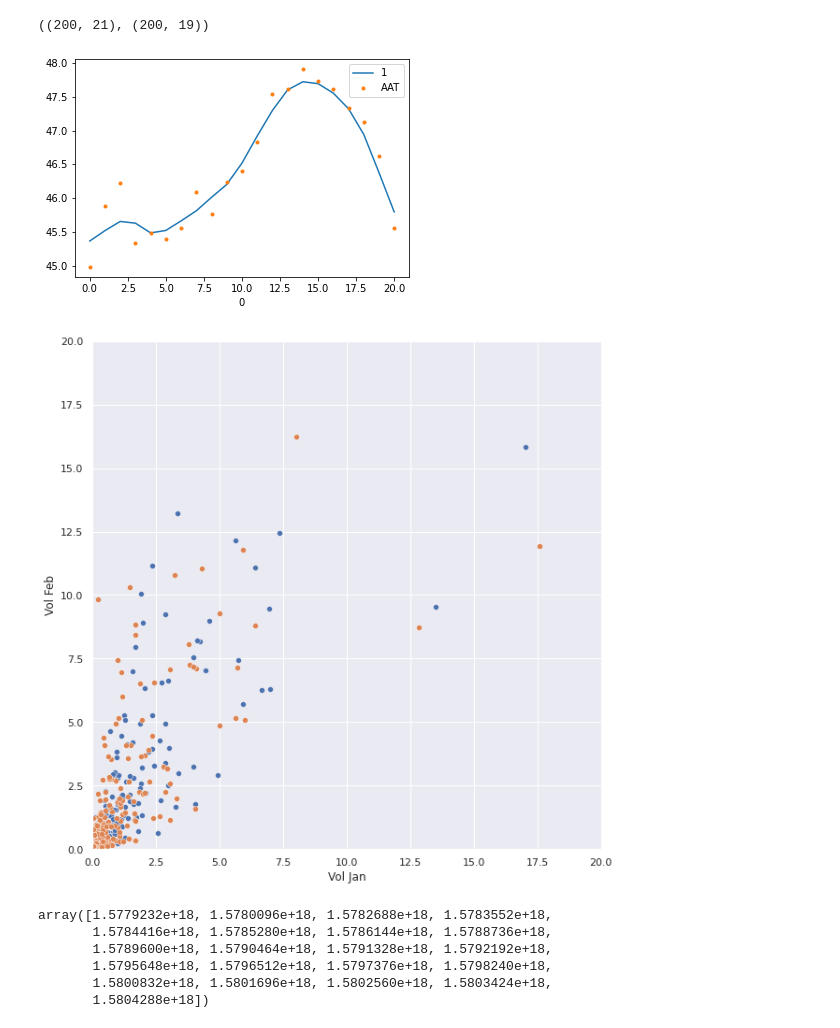
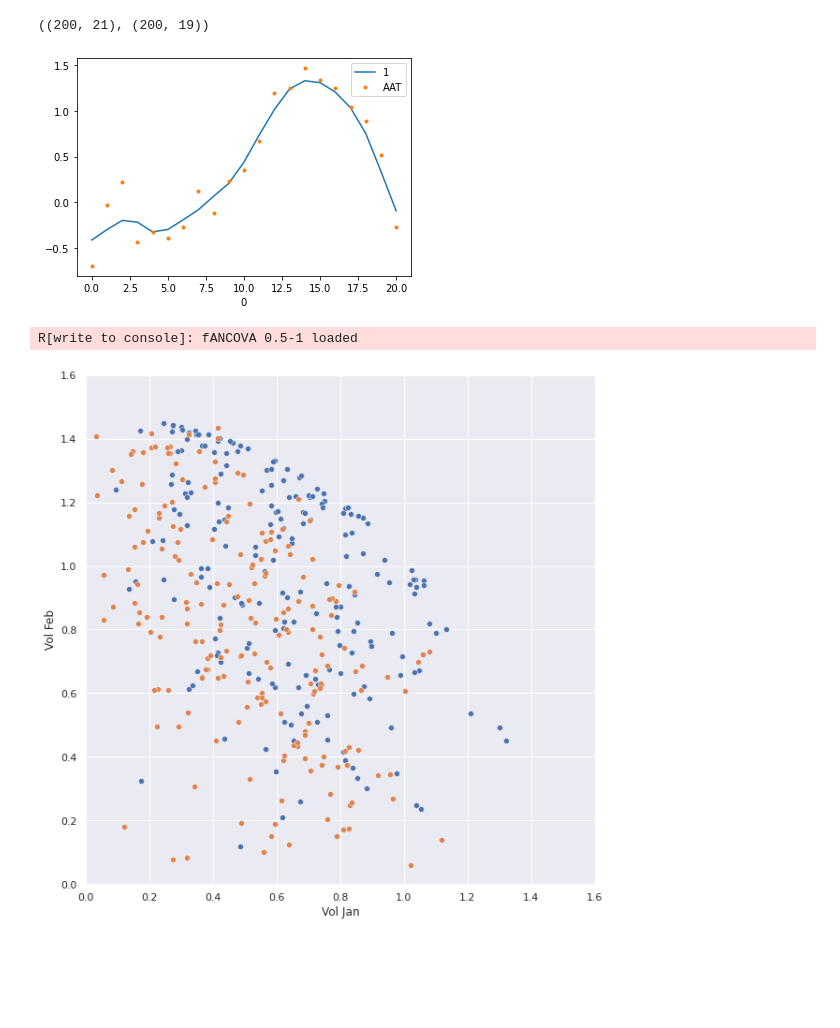
Before and after one commit to beginnerSC/mscf_hw, a Jupyter notebook: FDS II/Homework #3.ipynb, the cells around one changed output. Drawn from its saved outputs; the diff is of its cells as text; code cells hidden in the pictures; blank space fills up the shorter version.

```diff
--- a/FDS II/Homework #3.ipynb
+++ b/FDS II/Homework #3.ipynb
@@ -143,6 +143,8 @@ plt.show()
 [figure]
 # %%
 data = data.T[:200]
+
+data = data.sub(data.mean(axis='columns'), axis='index').div(data.std(axis='columns'), axis='index')
 
 dataJan = data.T[data.columns.month==1].T
 dataFeb = data.T[data.columns.month==2].T
@@ -161,7 +163,7 @@ ax = DataFrame(lowout).set_index(0).plot()
 DataFrame(dataJan.loc[ticker]).reset_index().drop('Date', axis='columns').plot(style='.', ax=ax)
 plt.show()
 # %% [output]
-[figure, old version]
+[figure, new version]
 # %%
 dataJanR = dataJan.T
 dataJanR['dateIdx'] = range(21)
@@ -183,6 +185,8 @@ for (ticker in colnames(dataJanR))
     holdlo = loess.as(dataJanR$dateIdx, dataJanR[[ticker]], criterion='aicc')
     optspanJan[[ticker]] <- holdlo$pars$span
 }
+# %% [output]
+R[write to console]: fANCOVA 0.5-1 loaded
 # %%
 %%R -i dataFebR -o optspanFeb
 
@@ -190,7 +194,7 @@ library(fANCOVA)
 
 optspanFeb <- list()
 
-for (ticker in colnames(dataJanR))
+for (ticker in colnames(dataFebR))
 {
     holdlo = loess.as(dataFebR$dateIdx, dataFebR[[ticker]], criterion='aicc')
     optspanFeb[[ticker]] <- holdlo$pars$span
@@ -201,23 +205,23 @@ spanFeb = {k: v[0] for k, v in optspanFeb.items()}
 # %%
 dataJanSmooth = dataJan.copy()
 dataFebSmooth = dataFeb.copy()
 
 for ticker in dataJan.index:
     lowout = sm.nonparametric.lowess(dataJan.loc[ticker], range(21), frac=spanJan[ticker])
     dataJanSmooth.loc[ticker] = lowout[:, 1]
 
     lowout = sm.nonparametric.lowess(dataFeb.loc[ticker], range(19), frac=spanFeb[ticker])
     dataFebSmooth.loc[ticker] = lowout[:, 1]
 
 data['Vol Jan'] = dataJan.std(axis='columns')
 data['Vol Feb'] = dataFeb.std(axis='columns')
 data['Vol Jan (Smoothed)'] = dataJanSmooth.std(axis='columns')
 data['Vol Feb (Smoothed)'] = dataFebSmooth.std(axis='columns')
 
 sns.set(rc={'figure.figsize':(10, 10)})
 ax = sns.scatterplot(x='Vol Jan', y='Vol Feb', data=data)
 sns.scatterplot(x='Vol Jan (Smoothed)', y='Vol Feb (Smoothed)', data=data, ax=ax)
-ax.set(xlim=(0, 20), ylim=(0, 20), aspect=1)
+ax.set(xlim=(0, 1.6), ylim=(0, 1.6), aspect=1)
 plt.show()
 # %% [output]
-[figure, old version]
+[figure, new version]
@@ -231,13 +227,0 @@ lowout = sm.nonparametric.lowess(endog=dataJan.iloc[0, :].values, exog=dataJan.c
-# %%
-lowout[:, 0]
-
-dataJan[]
-
-# dataJan.columns
-# %% [output]
-array([1.5779232e+18, 1.5780096e+18, 1.5782688e+18, 1.5783552e+18,
-       1.5784416e+18, 1.5785280e+18, 1.5786144e+18, 1.5788736e+18,
-       1.5789600e+18, 1.5790464e+18, 1.5791328e+18, 1.5792192e+18,
-       1.5795648e+18, 1.5796512e+18, 1.5797376e+18, 1.5798240e+18,
-       1.5800832e+18, 1.5801696e+18, 1.5802560e+18, 1.5803424e+18,
-       1.5804288e+18])
```
Also changed, not shown: parts of 3 cells of this notebook.
